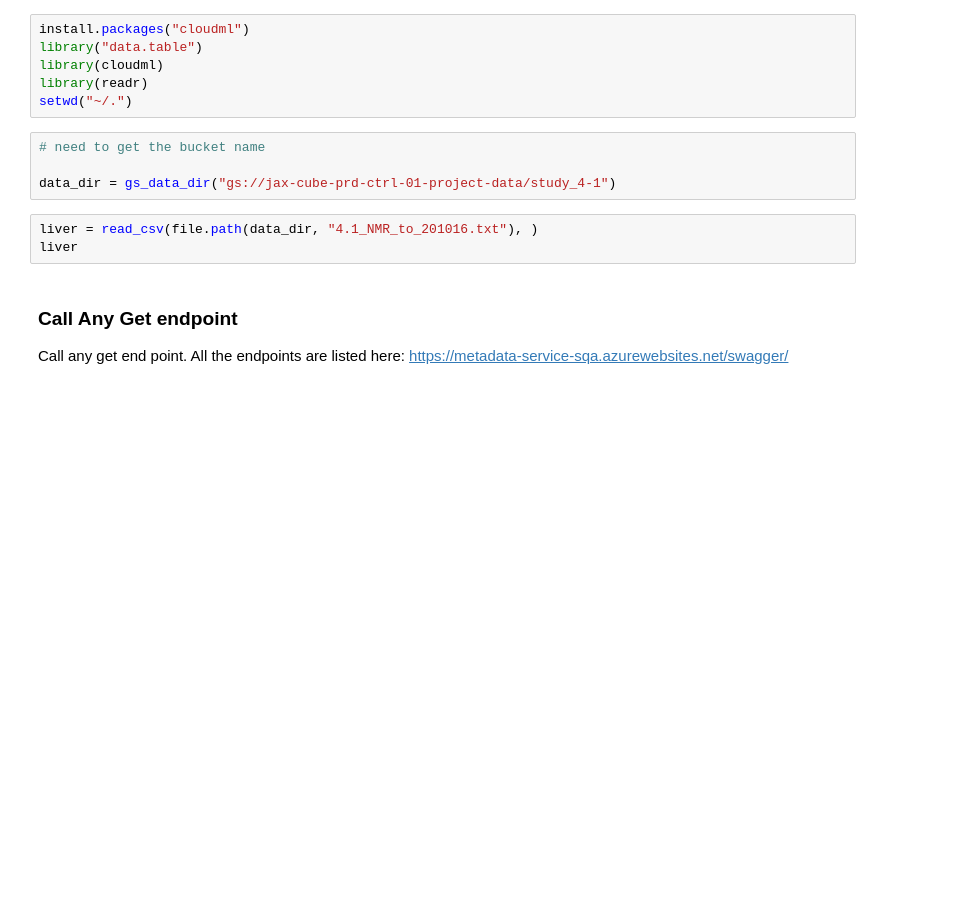
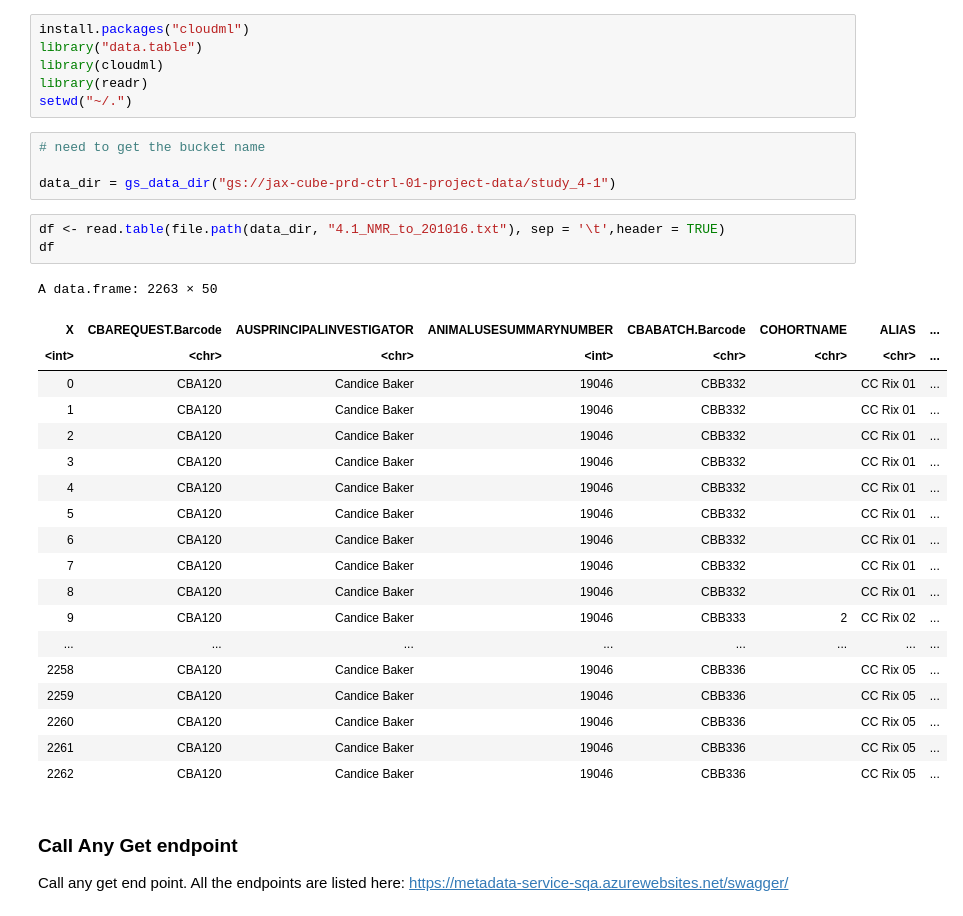
Before and after one commit to TheJacksonLaboratory/cube_retreat, a Jupyter notebook: doc/cube.ipynb, the cells around one changed output. Cells and saved outputs as stored; diff of their text form; blank space fills up the shorter version.

Commit message:
change read table

```diff
--- a/doc/cube.ipynb
+++ b/doc/cube.ipynb
@@ -94,8 +94,28 @@ setwd("~/.")
 
 data_dir = gs_data_dir("gs://jax-cube-prd-ctrl-01-project-data/study_4-1")
 # %%
-liver = read_csv(file.path(data_dir, "4.1_NMR_to_201016.txt"), )
-liver
+df <- read.table(file.path(data_dir, "4.1_NMR_to_201016.txt"), sep = '\t',header = TRUE)
+df
+# %% [output]
+A data.frame: 2263 × 50
+| X | CBAREQUEST.Barcode | AUSPRINCIPALINVESTIGATOR | ANIMALUSESUMMARYNUMBER | CBABATCH.Barcode | COHORTNAME | ALIAS | ... |
+| <int> | <chr> | <chr> | <int> | <chr> | <chr> | <chr> | ... |
+| 0 | CBA120 | Candice Baker | 19046 | CBB332 |  | CC Rix 01 | ... |
+| 1 | CBA120 | Candice Baker | 19046 | CBB332 |  | CC Rix 01 | ... |
+| 2 | CBA120 | Candice Baker | 19046 | CBB332 |  | CC Rix 01 | ... |
+| 3 | CBA120 | Candice Baker | 19046 | CBB332 |  | CC Rix 01 | ... |
+| 4 | CBA120 | Candice Baker | 19046 | CBB332 |  | CC Rix 01 | ... |
+| 5 | CBA120 | Candice Baker | 19046 | CBB332 |  | CC Rix 01 | ... |
+| 6 | CBA120 | Candice Baker | 19046 | CBB332 |  | CC Rix 01 | ... |
+| 7 | CBA120 | Candice Baker | 19046 | CBB332 |  | CC Rix 01 | ... |
+| 8 | CBA120 | Candice Baker | 19046 | CBB332 |  | CC Rix 01 | ... |
+| 9 | CBA120 | Candice Baker | 19046 | CBB333 | 2 | CC Rix 02 | ... |
+| ... | ... | ... | ... | ... | ... | ... | ... |
+| 2258 | CBA120 | Candice Baker | 19046 | CBB336 |  | CC Rix 05 | ... |
+| 2259 | CBA120 | Candice Baker | 19046 | CBB336 |  | CC Rix 05 | ... |
+| 2260 | CBA120 | Candice Baker | 19046 | CBB336 |  | CC Rix 05 | ... |
+| 2261 | CBA120 | Candice Baker | 19046 | CBB336 |  | CC Rix 05 | ... |
+| 2262 | CBA120 | Candice Baker | 19046 | CBB336 |  | CC Rix 05 | ... |
 # %% [markdown]
 ### Call Any Get endpoint
 Call any get end point.  All the endpoints are listed here: https://metadata-service-sqa.azurewebsites.net/swagger/
```
